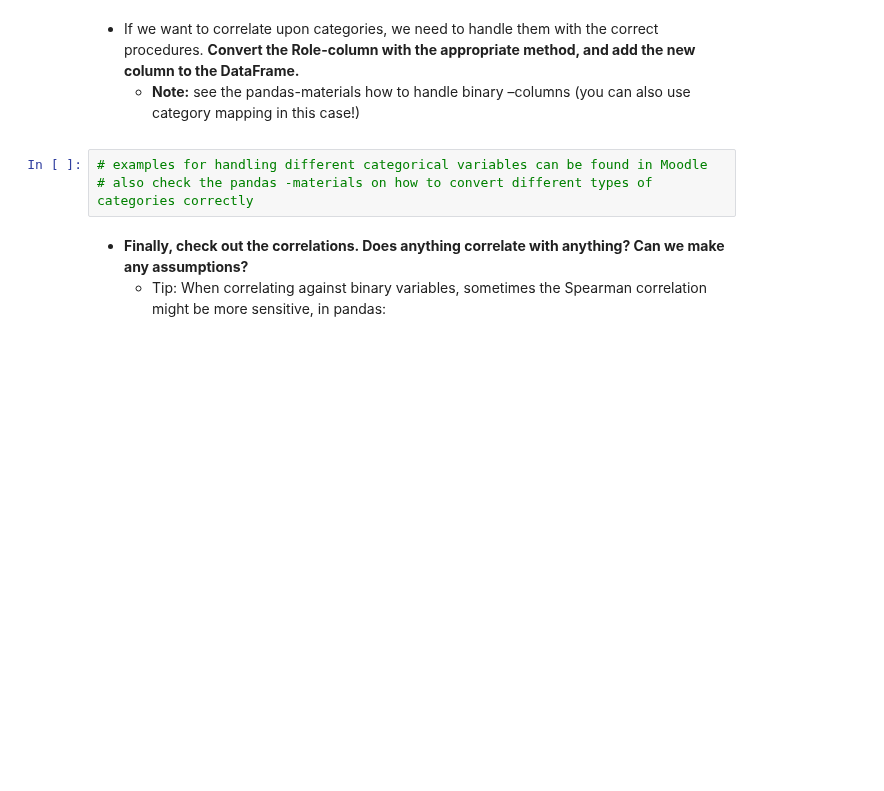
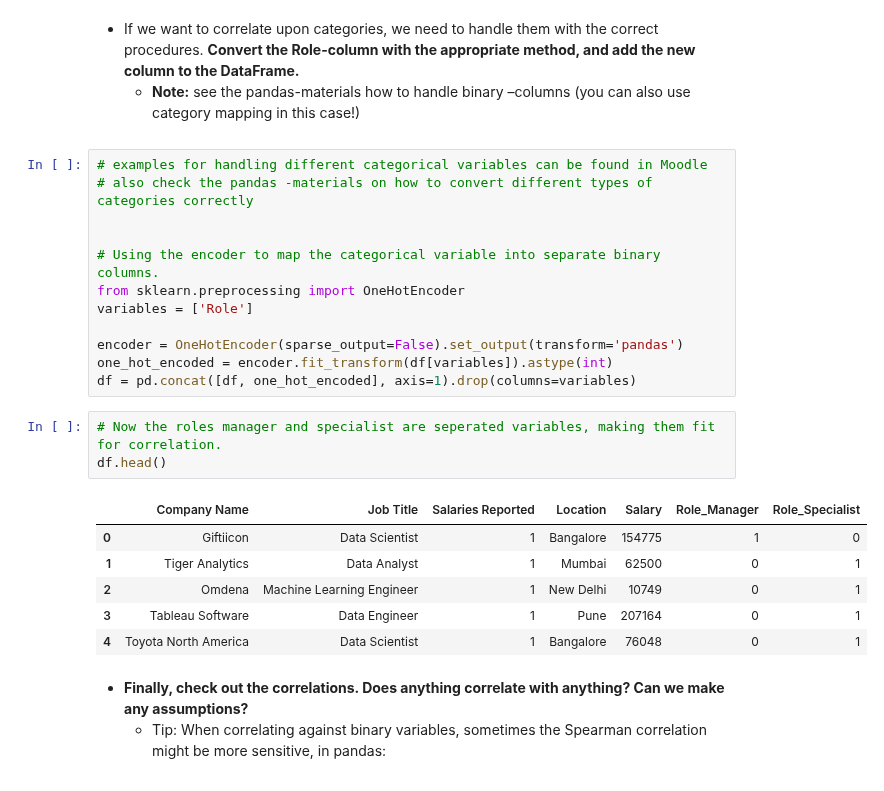
Before and after one commit to jehuhta/Intro_Data_Analytics_Huhta_Jeremy_Spring2025, a Jupyter notebook: Exercises_2_Pandas/DataAnalyticsExerciseSet2.ipynb, the cells around one changed output. Saved outputs shown, nothing was run; the diff lists cells and outputs as text; blank space fills up the shorter version.

```diff
--- a/Exercises_2_Pandas/DataAnalyticsExerciseSet2.ipynb
+++ b/Exercises_2_Pandas/DataAnalyticsExerciseSet2.ipynb
@@ -681,6 +701,25 @@ The distribution is not perfect but is likely enough to work with.
 # %%
 # examples for handling different categorical variables can be found in Moodle
 # also check the pandas -materials on how to convert different types of categories correctly
+
+
+# Using the encoder to map the categorical variable into separate binary columns.
+from sklearn.preprocessing import OneHotEncoder
+variables = ['Role']
+
+encoder = OneHotEncoder(sparse_output=False).set_output(transform='pandas')
+one_hot_encoded = encoder.fit_transform(df[variables]).astype(int)
+df = pd.concat([df, one_hot_encoded], axis=1).drop(columns=variables)
+# %%
+# Now the roles manager and specialist are seperated variables, making them fit for correlation.
+df.head()
+# %% [output]
+|  | Company Name | Job Title | Salaries Reported | Location | Salary | Role_Manager | Role_Specialist |
+| 0 | Giftiicon | Data Scientist | 1 | Bangalore | 154775 | 1 | 0 |
+| 1 | Tiger Analytics | Data Analyst | 1 | Mumbai | 62500 | 0 | 1 |
+| 2 | Omdena | Machine Learning Engineer | 1 | New Delhi | 10749 | 0 | 1 |
+| 3 | Tableau Software | Data Engineer | 1 | Pune | 207164 | 0 | 1 |
+| 4 | Toyota North America | Data Scientist | 1 | Bangalore | 76048 | 0 | 1 |
 # %% [markdown]
 <ul>
 <li><b>Finally, check out the correlations. Does anything correlate with anything? Can we make any assumptions?</b></li>
```
Also changed, not shown: parts of 15 cells of this notebook.
